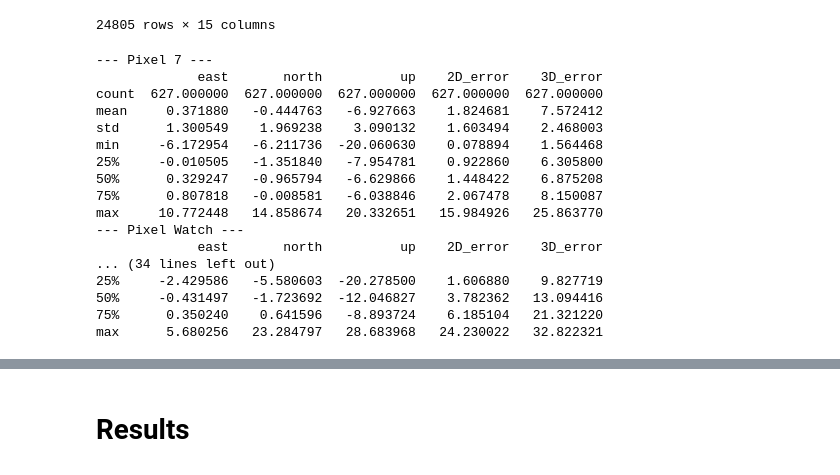
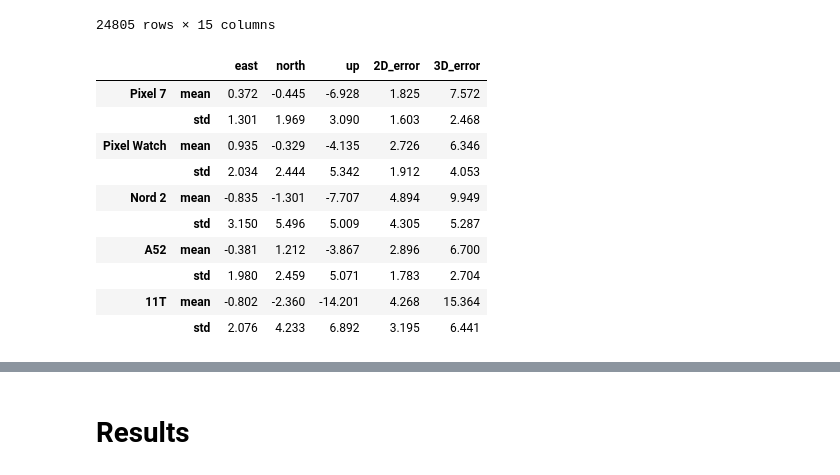
Before and after one commit to agrenier-gnss/MimirAnalyzer, a Jupyter notebook: jupyter/S2_campus.ipynb, the cells around one changed output, grey strips where cells are left out. Saved outputs shown, nothing was run; the diff lists cells and outputs as text; code cells hidden in the pictures.

```diff
--- a/jupyter/S2_campus.ipynb
+++ b/jupyter/S2_campus.ipynb
@@ -127,51 +127,48 @@ log.fix = log.fix.loc[log.fix["provider"] == 'GPS']
 # %%
 # Compute ENU errors
 ref_enu = [61.44922404, 23.8562781, 162.711]
+stats = []
 for log in logs:
     # Convert to ENU based on reference
     log.fix[["east", "north", "up"]] = log.fix.apply(
         lambda row: misc.convert2ENU(row['latitude'], row['longitude'], row['altitude'], ref_enu),
         axis='columns', result_type='expand')
 
     # window = 1
     # log.pos.df["latitude_avg"] = log.pos.df["latitude"].rolling(window).mean()
     # log.pos.df["longitude_avg"] = log.pos.df["longitude"].rolling(window).mean()
     # log.pos.df["altitude_avg"] = log.pos.df["altitude"].rolling(window).mean()
 
     log.pos.df[["east", "north", "up"]] = log.pos.df.apply(
         lambda row: misc.convert2ENU(row['latitude'], row['longitude'], row['altitude'], ref_enu),
         axis='columns', result_type='expand')
 
     # Align/interpolates dataframes
-    pos_A, pos_B = log.fix[["east", "north", "up"]].align(log.pos.df[["east", "north", "up"]])
+    pos_A, pos_B = log.fix[["provider", "east", "north", "up"]].align(log.pos.df[["east", "north", "up"]])
     log.diff = pos_B.interpolate(method='time') - pos_A.interpolate(method='time')
     log.diff.dropna(how='all', inplace=True)
 
     log.diff[["2D_error"]] = log.diff.apply(
         lambda row: misc.getHorizontalError(row['east'], row['north']),
         axis='columns', result_type='expand')
 
     log.diff[["3D_error"]] = log.diff.apply(
         lambda row: misc.get3DError(row['east'], row['north'], row['up']),
         axis='columns', result_type='expand')
 
-    print(f"--- {log.device} ---")
-    print(log.diff[["east", "north", "up", "2D_error", "3D_error"]].describe())
+    df = log.diff[["east", "north", "up", '2D_error', '3D_error']].dropna().describe(percentiles=[0.5])
+    stats.append(df.T[['mean', 'std']])
+stats = pd.concat(stats, keys=device_list, axis=1).T.applymap(lambda x: f"{x:0.3f}")
+stats
 # %% [output]
---- Pixel 7 ---
-             east       north          up    2D_error    3D_error
-count  627.000000  627.000000  627.000000  627.000000  627.000000
-mean     0.371880   -0.444763   -6.927663    1.824681    7.572412
-std      1.300549    1.969238    3.090132    1.603494    2.468003
-min     -6.172954   -6.211736  -20.060630    0.078894    1.564468
-25%     -0.010505   -1.351840   -7.954781    0.922860    6.305800
-50%      0.329247   -0.965794   -6.629866    1.448422    6.875208
-75%      0.807818   -0.008581   -6.038846    2.067478    8.150087
-max     10.772448   14.858674   20.332651   15.984926   25.863770
---- Pixel Watch ---
-             east       north          up    2D_error    3D_error
-... (34 lines left out)
-25%     -2.429586   -5.580603  -20.278500    1.606880    9.827719
-50%     -0.431497   -1.723692  -12.046827    3.782362   13.094416
-75%      0.350240    0.641596   -8.893724    6.185104   21.321220
-max      5.680256   23.284797   28.683968   24.230022   32.822321
+|  |  | east | north | up | 2D_error | 3D_error |
+| Pixel 7 | mean | 0.372 | -0.445 | -6.928 | 1.825 | 7.572 |
+|  | std | 1.301 | 1.969 | 3.090 | 1.603 | 2.468 |
+| Pixel Watch | mean | 0.935 | -0.329 | -4.135 | 2.726 | 6.346 |
+|  | std | 2.034 | 2.444 | 5.342 | 1.912 | 4.053 |
+| Nord 2 | mean | -0.835 | -1.301 | -7.707 | 4.894 | 9.949 |
+|  | std | 3.150 | 5.496 | 5.009 | 4.305 | 5.287 |
+| A52 | mean | -0.381 | 1.212 | -3.867 | 2.896 | 6.700 |
+|  | std | 1.980 | 2.459 | 5.071 | 1.783 | 2.704 |
+| 11T | mean | -0.802 | -2.360 | -14.201 | 4.268 | 15.364 |
+|  | std | 2.076 | 4.233 | 6.892 | 3.195 | 6.441 |
```
Also changed, not shown: parts of 11 cells of this notebook, 4 other files.
